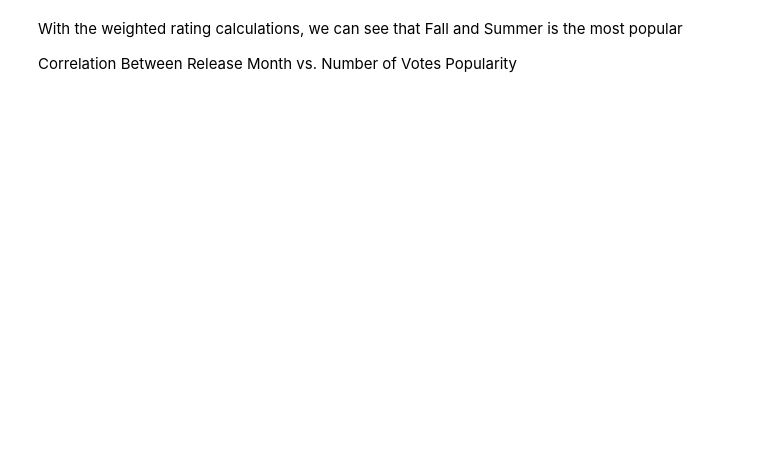
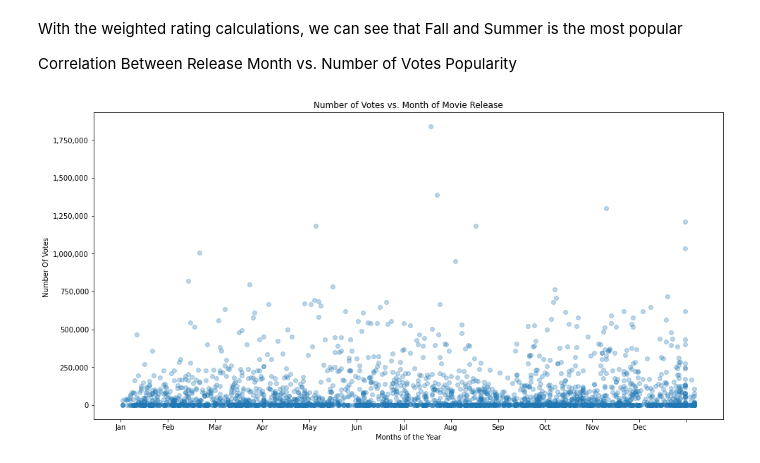
Before and after one commit to raguilarsoriano/CapstonePod5, a Jupyter notebook: Final Notebook - not yet complete.ipynb, the cells around one changed output. Drawn from its saved outputs; the diff is of its cells as text; code cells hidden in the pictures; blank space fills up the shorter version.

```diff
--- a/Final Notebook - not yet complete.ipynb
+++ b/Final Notebook - not yet complete.ipynb
@@ -617,7 +617,7 @@ plt.savefig('box_plot.png', dpi=400, bbox_inches='tight')
 We are to Count Total Number of Movies released per Season
 # %%
 #Count total movies in each season
-seasons= {'Spring': ['Mar','Apr','May'], 'Summer': ['Jun','Jul','Aug',], 'Fall': ['Sep','Oct','Nov'], 'Winter': ['Dec','Jan','Feb']}
+seasons = {'Spring': ['Mar', 'Apr', 'May'], 'Summer': ['Jun', 'Jul', 'Aug'], 'Fall': ['Sep', 'Oct', 'Nov'], 'Winter': ['Dec', 'Jan', 'Feb']}
 
 cleaned_df['release_date']
 
@@ -626,14 +626,14 @@ season_dict = {'Spring':0,'Summer':0,'Fall':0,'Winter':0,}
 #function to return season
 def get_season(x):
     for key,val in seasons.items():
-        if x[0] in val:
+        if x in val:
             return key
 
-#function to add movies product by season
+#function to add movies product by season   NOTE: CHANGE 0->1 AND SPLIT BY '-'
 def season_count():
     for i in cleaned_df['release_date']:
-        x = i.split(' ')
-        key = get_season(x)
+        x = i.split('-')
+        key = get_season(x[1])
         season_dict[key]+=1
     return season_dict
 season_count()
@@ -709,8 +717,8 @@ for i in cleaned_df.itertuples():
     rating = i[4]
     numvotes = i[5]
     avg = rating/ numvotes *100
-    x=i[7].split(' ')
-    y=get_season(x)
+    x=i[7].split('-')
+    y=get_season(x[1])
     if y == 'Spring':
         spring_averagerating_list.append(avg)
         spring_rating_list.append(rating)
@@ -788,8 +803,8 @@ med_w = np.median(winter_numvote_list)
 for i in cleaned_df.itertuples():
     rating = i[4]
     numvotes = i[5]
-    x=i[7].split(' ')
-    y=get_season(x)
+    x=i[7].split('-')
+    y=get_season(x[1])
 
     if y == 'Spring':
         wr = (numvotes / (numvotes+med_sp)) * rating + (med_sp / (numvotes + med_sp)) * sp_mean2
@@ -832,35 +854,37 @@ Correlation Between Release Month vs. Number of Votes Popularity
 #correlation between release date vs. numvotes
 import calendar
 from datetime import datetime
 from matplotlib.ticker import (MultipleLocator,
                                FormatStrFormatter,
                                AutoMinorLocator)
 fig, ax = plt.subplots(figsize=(16, 8))
 
 month_list=[]
 month_value = {'Jan':1,'Feb':32,'Mar': 60,'Apr':91, 'May':121, 'Jun':152, 'Jul':182, 'Aug':213,'Sep':244,"Oct":274,'Nov':305,'Dec':335}
 
 #Convert Date to Int
 for i in cleaned_df['release_date']:
-        x = i.split(' ')
-        val = month_value[x[0]]
-        y = x[1].strip(',')
+        x = i.split('-')
+        val = month_value[x[1]]
+        y = x[0]
         month_list.append(val + int(y) - 1)
 
 #Plot
 label = ['','Jan', 'Feb', 'Mar','Apr','May','Jun', 'Jul', 'Aug', 'Sep', 'Oct', 'Nov', 'Dec']
 
 ax.scatter(month_list,cleaned_df['numvotes'],alpha=0.3)
 ax.set_xlabel('Months of the Year')
 ax.set_ylabel('Number Of Votes ')
 ax.set_title('Number of Votes vs. Month of Movie Release')
 
 ax.xaxis.set_major_locator(MultipleLocator(30))
 ax.yaxis.set_major_formatter(mpl.ticker.StrMethodFormatter('{x:,.0f}'))
 ax.set_xticklabels(label)
 
 
 plt.savefig('plot.png', dpi=300, bbox_inches='tight')
 plt.show()
+# %% [output]
+[figure, added]
 # %%
 The correlation between number of vote and release month, has weak correlation but the highest popularity of the movie based on our limited datset, is around Summer Time
```
Also changed, not shown: parts of 12 cells of this notebook.
